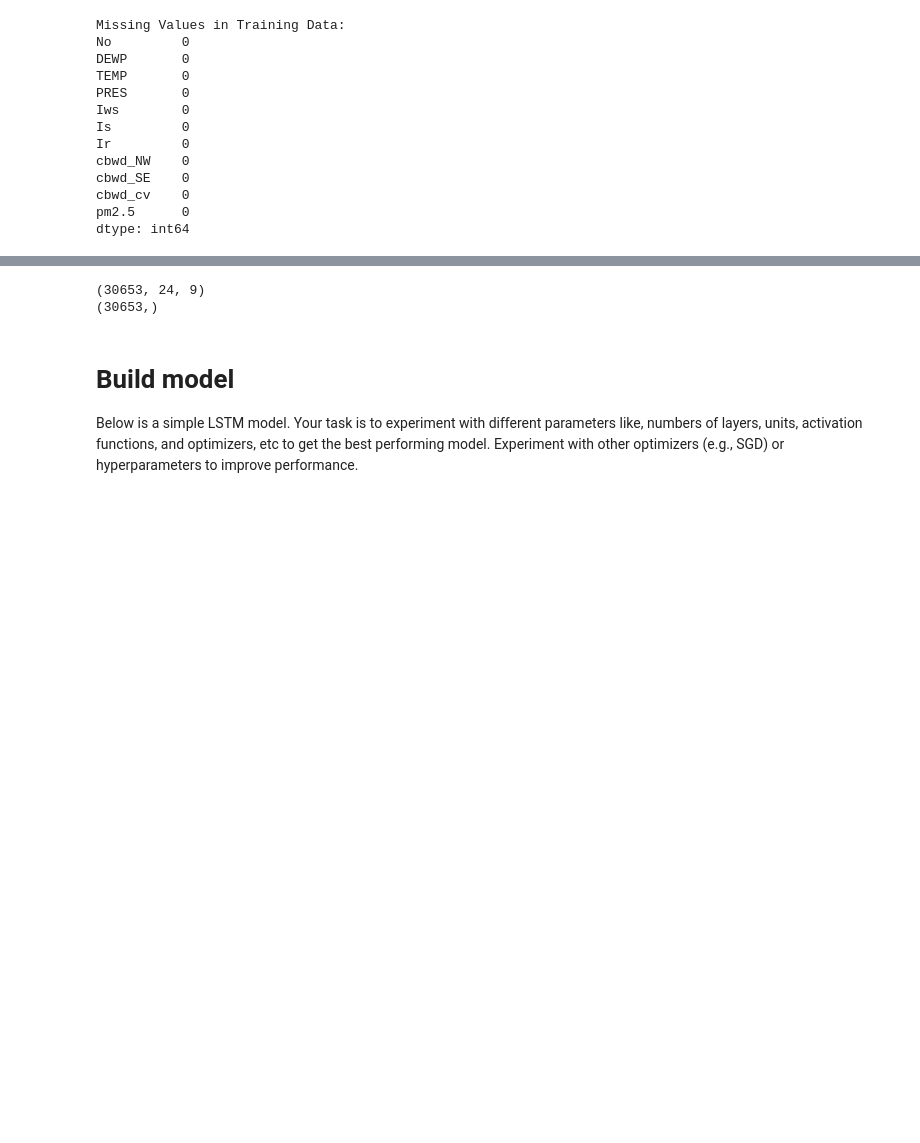
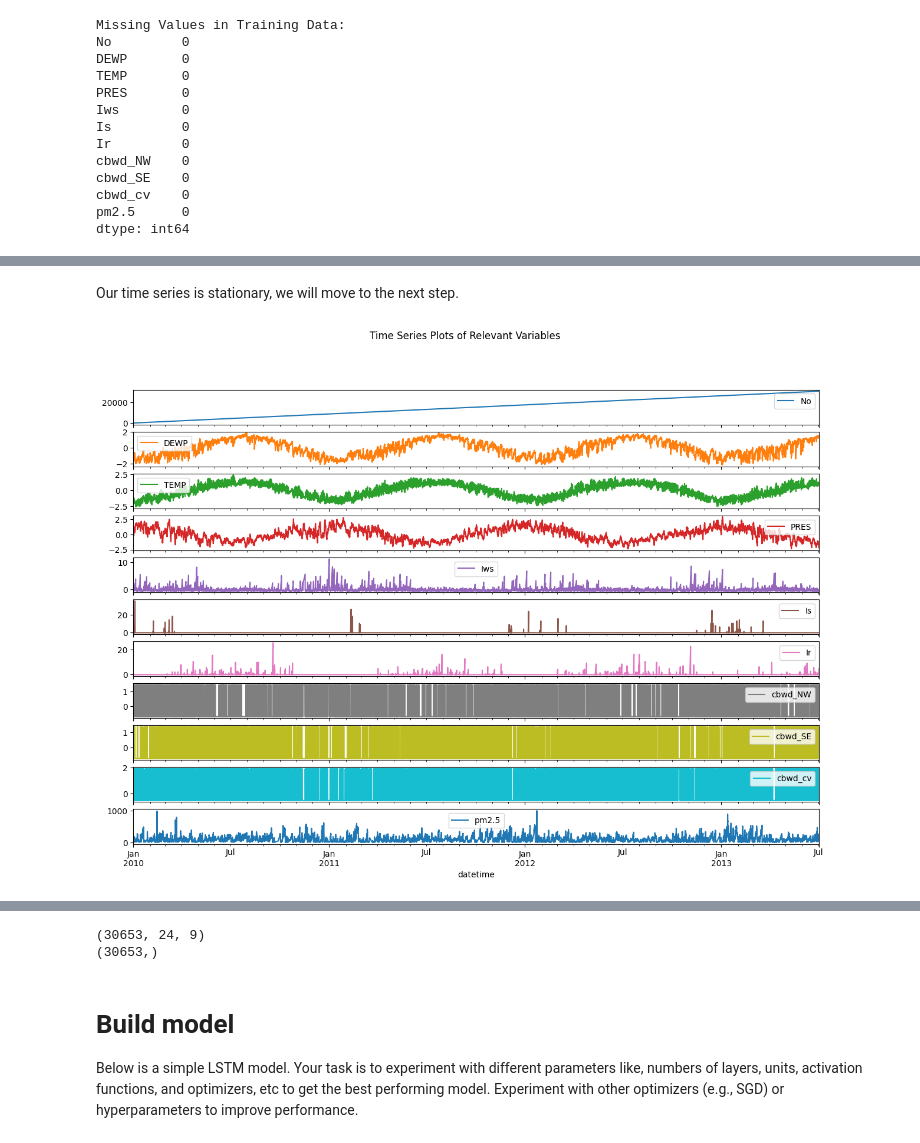
Before and after one commit to k-ganda/air_quality_forcasting_ML, a Jupyter notebook: notebook/air_quality.ipynb, the cells around one changed output, grey strips where cells are left out. Drawn from its saved outputs; the diff is of its cells as text; code cells hidden in the pictures; blank space fills up the shorter version.

```diff
--- a/notebook/air_quality.ipynb
+++ b/notebook/air_quality.ipynb
@@ -125,0 +321,8 @@ dtype: int64
+# %% [markdown]
+Our time series is stationary, we will move to the next step.
+# %%
+# Plotting variables to analyze trend over time
+train.plot(subplots=True, figsize=(15, 10), title="Time Series Plots of Relevant Variables")
+plt.show()
+# %% [output]
+[figure, added]
```
Also changed, not shown: parts of 28 cells of this notebook.
